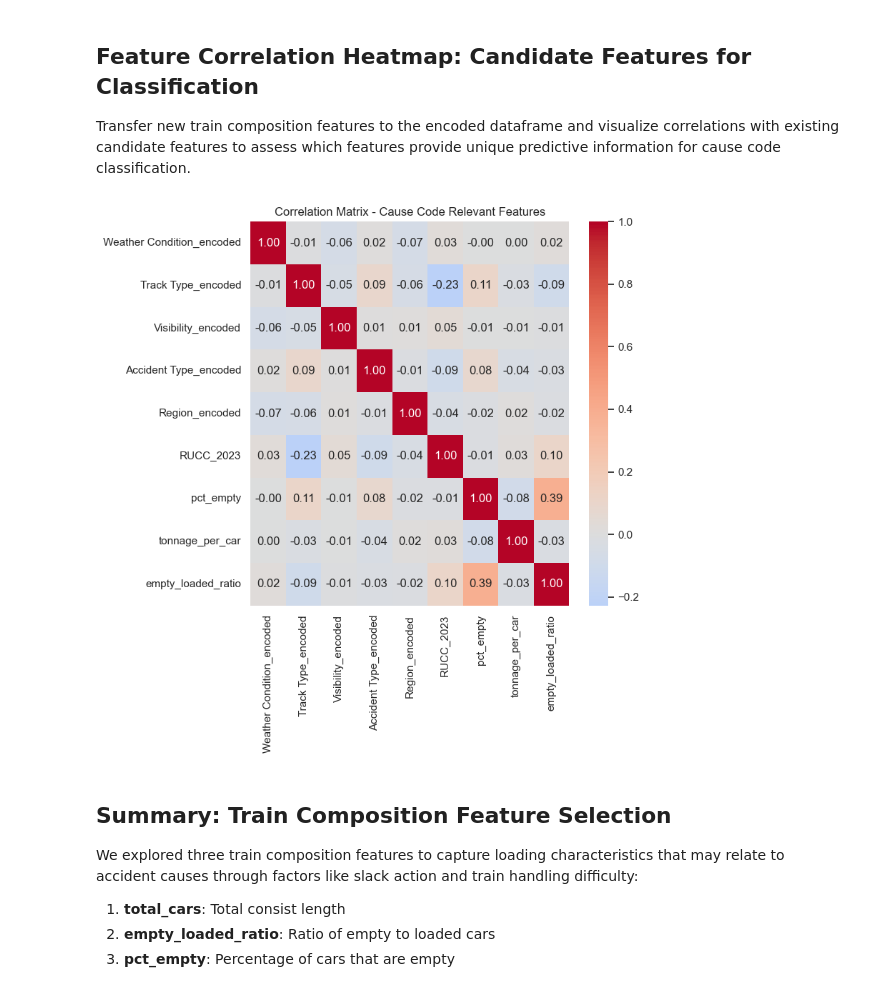
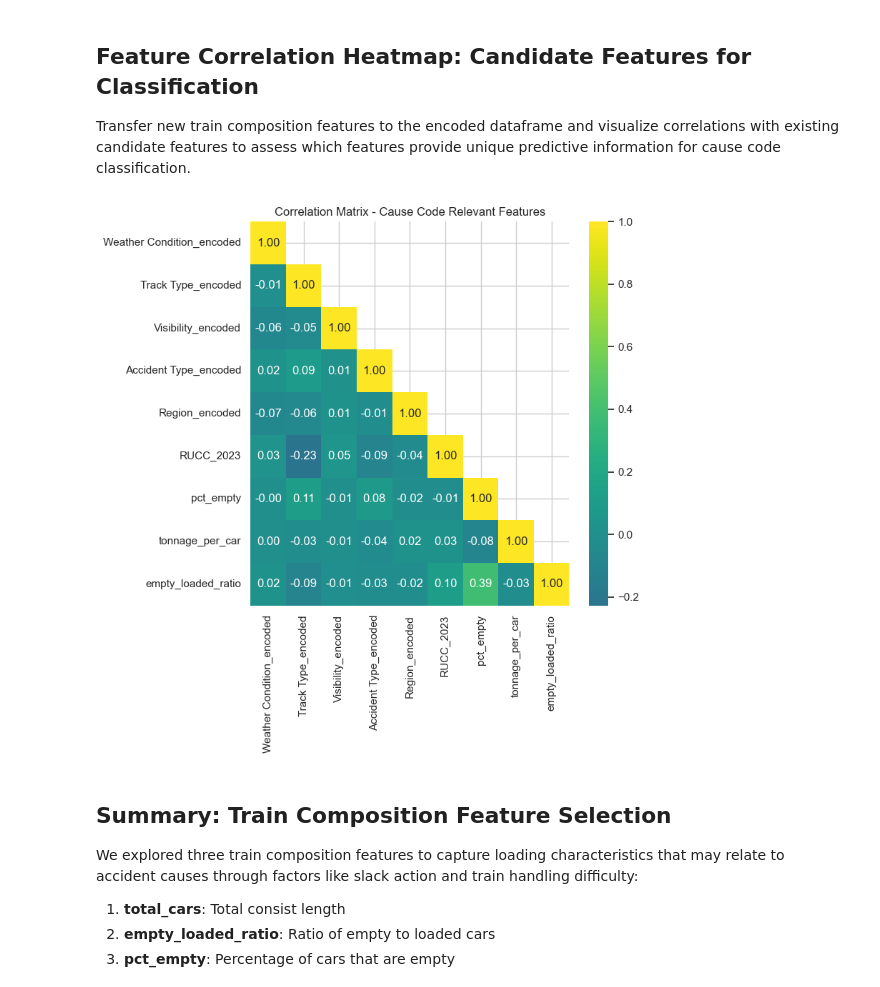
Before and after one commit to TimothyHHMai/rail-risk-census-analysis-521, a Jupyter notebook: notebooks/phase-2-cause-code-eda.ipynb, the cells around one changed output. Cells and saved outputs as stored; diff of their text form; code cells hidden in the pictures.

```diff
--- a/notebooks/phase-2-cause-code-eda.ipynb
+++ b/notebooks/phase-2-cause-code-eda.ipynb
@@ -385,0 +406,21 @@ plt.show()
+# %%
+# Map RUCC codes to Metro-Adjacency classification
+# Based on USDA ERS methodology: metro vs nonmetro adjacent vs nonadjacent
+rucc_adjacency_map = {
+    1: 'Metro',
+    2: 'Metro',
+    3: 'Metro',
+    4: 'Nonmetro_Adjacent',
+    5: 'Nonmetro_Nonadjacent',
+    6: 'Nonmetro_Adjacent',
+    7: 'Nonmetro_Nonadjacent',
+    8: 'Nonmetro_Adjacent',
+    9: 'Nonmetro_Nonadjacent'
+}
+
+df_merged['RUCC_Metro_Adjacency'] = df_merged['RUCC_2023'].map(rucc_adjacency_map)
+
+# Quick sanity check - make sure nothing slipped through
+print("RUCC_Metro_Adjacency value counts:\n")
+print(df_merged['RUCC_Metro_Adjacency'].value_counts())
+print(f"\nNull values: {df_merged['RUCC_Metro_Adjacency'].isna().sum()}")
@@ -410,0 +495,19 @@ plt.show()
+# %%
+# Map Accident Month to NOAA Meteorological Seasons
+# Winter: Dec(12), Jan(1), Feb(2)
+# Spring: Mar(3), Apr(4), May(5)
+# Summer: Jun(6), Jul(7), Aug(8)
+# Autumn: Sep(9), Oct(10), Nov(11)
+season_map = {
+    12: 'Winter', 1: 'Winter', 2: 'Winter',
+    3: 'Spring', 4: 'Spring', 5: 'Spring',
+    6: 'Summer', 7: 'Summer', 8: 'Summer',
+    9: 'Autumn', 10: 'Autumn', 11: 'Autumn'
+}
+
+df_merged['Season'] = df_merged['Accident Month'].map(season_map)
+
+# Sanity check
+print("Season value counts:")
+print(df_merged['Season'].value_counts())
+print(f"\nNull values: {df_merged['Season'].isna().sum()}")
@@ -585,34 +721,35 @@ Transfer new train composition features to the encoded dataframe and visualize c
 # %%
 # First, merge the new features into df_encoded
 # (assuming df_encoded and df_merged share the same index/can be aligned)
 
 df_encoded['pct_empty'] = df_merged['pct_empty']
 df_encoded['tonnage_per_car'] = df_merged['tonnage_per_car']
 df_encoded['empty_loaded_ratio'] = df_merged['empty_loaded_ratio']
 
 # Now add them to relevant_cols
 relevant_cols = [
     'Weather Condition_encoded',
     'Track Type_encoded',
     'Visibility_encoded',
     'Accident Type_encoded',
     'Region_encoded',
     'RUCC_2023',
     'pct_empty',
     'tonnage_per_car',
     'empty_loaded_ratio'
 ]
 
 # Create correlation matrix
 corr_focused = df_encoded[relevant_cols].corr()
+mask = np.triu(np.ones_like(corr_focused, dtype=bool), k=1)
 
 plt.figure(figsize=(8, 8))
-sns.heatmap(corr_focused, annot=True, fmt='.2f', cmap='coolwarm', center=0)
+sns.heatmap(corr_focused, annot=True, fmt='.2f', cmap='viridis', center=0, mask=mask)
 plt.title('Correlation Matrix - Cause Code Relevant Features')
 plt.tight_layout()
 plt.show()
 # %% [output]
-[figure, old version]
+[figure, new version]
 # %% [markdown]
 ## Summary: Train Composition Feature Selection
 
```
Also changed, not shown: parts of 24 cells of this notebook, 8 other files.
